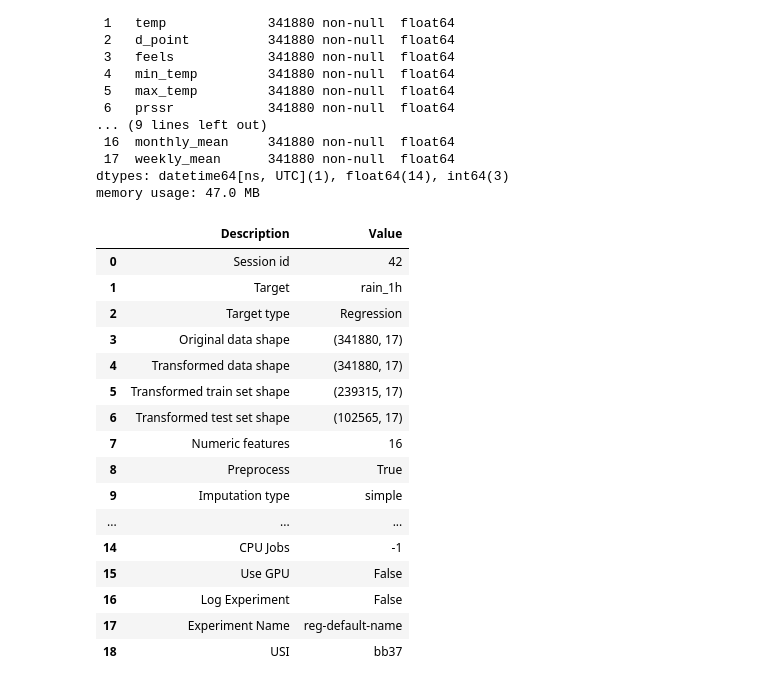
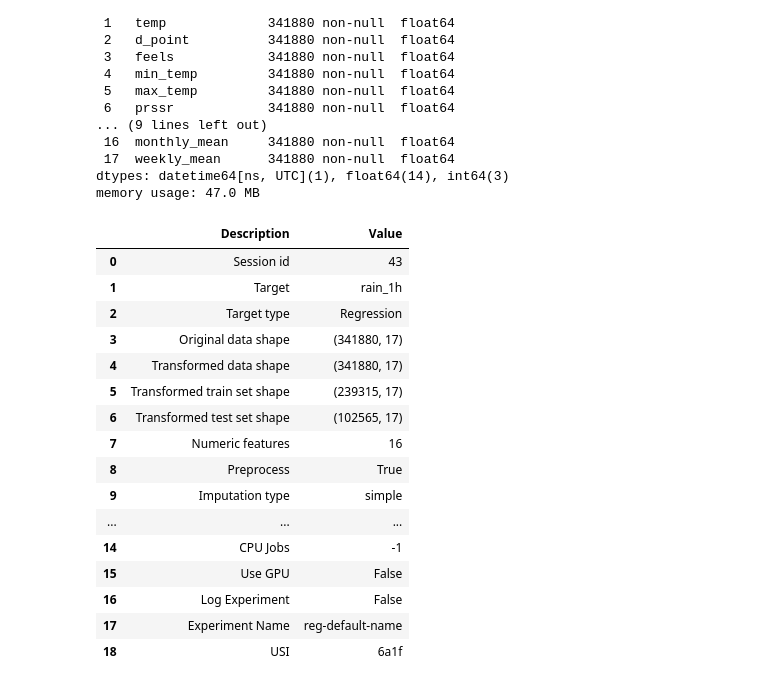
Before and after one commit to RayhanAdii/NextHope-Dataquest, a Jupyter notebook: 8_1_Quick_Modeling.ipynb, the cells around one changed output. Saved outputs shown, nothing was run; the diff lists cells and outputs as text; code cells hidden in the pictures.

```diff
--- a/8_1_Quick_Modeling.ipynb
+++ b/8_1_Quick_Modeling.ipynb
@@ -43,10 +43,10 @@ df_train = df_train.drop(['datetime_iso'],axis = 1)
 df_test = df_test.drop(['datetime_iso','rain_1h'],axis = 1)
 # %%
 from pycaret.regression import *
-s = setup(df_train, target = 'rain_1h', session_id = 42)
+s = setup(df_train, target = 'rain_1h', session_id = 43)
 # %% [output]
 |  | Description | Value |
-| 0 | Session id | 42 |
+| 0 | Session id | 43 |
 | 1 | Target | rain_1h |
 | 2 | Target type | Regression |
 | 3 | Original data shape | (341880, 17) |
@@ -61,7 +61,7 @@ s = setup(df_train, target = 'rain_1h', session_id = 42)
 | 15 | Use GPU | False |
 | 16 | Log Experiment | False |
 | 17 | Experiment Name | reg-default-name |
-| 18 | USI | bb37 |
+| 18 | USI | 6a1f |
 # %%
 best = compare_models()
 # %% [output]
```
Also changed, not shown: parts of 6 cells of this notebook, 11 other files.
